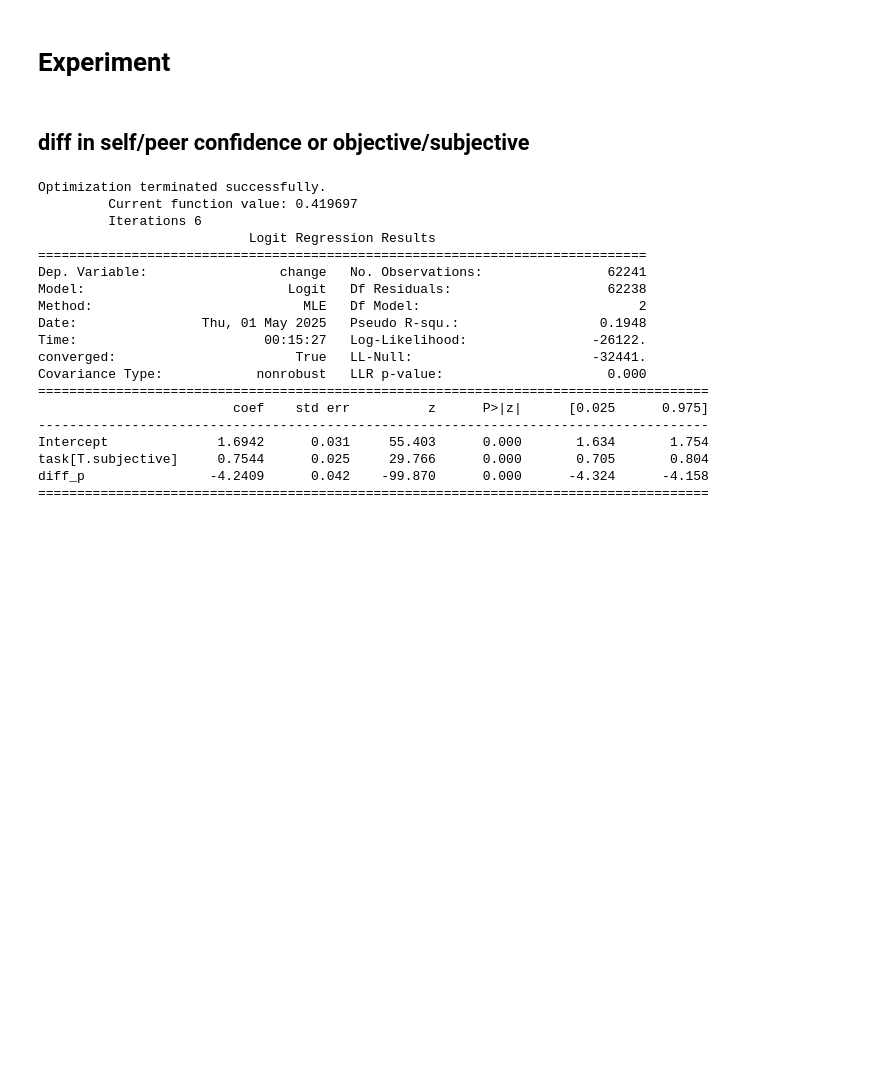
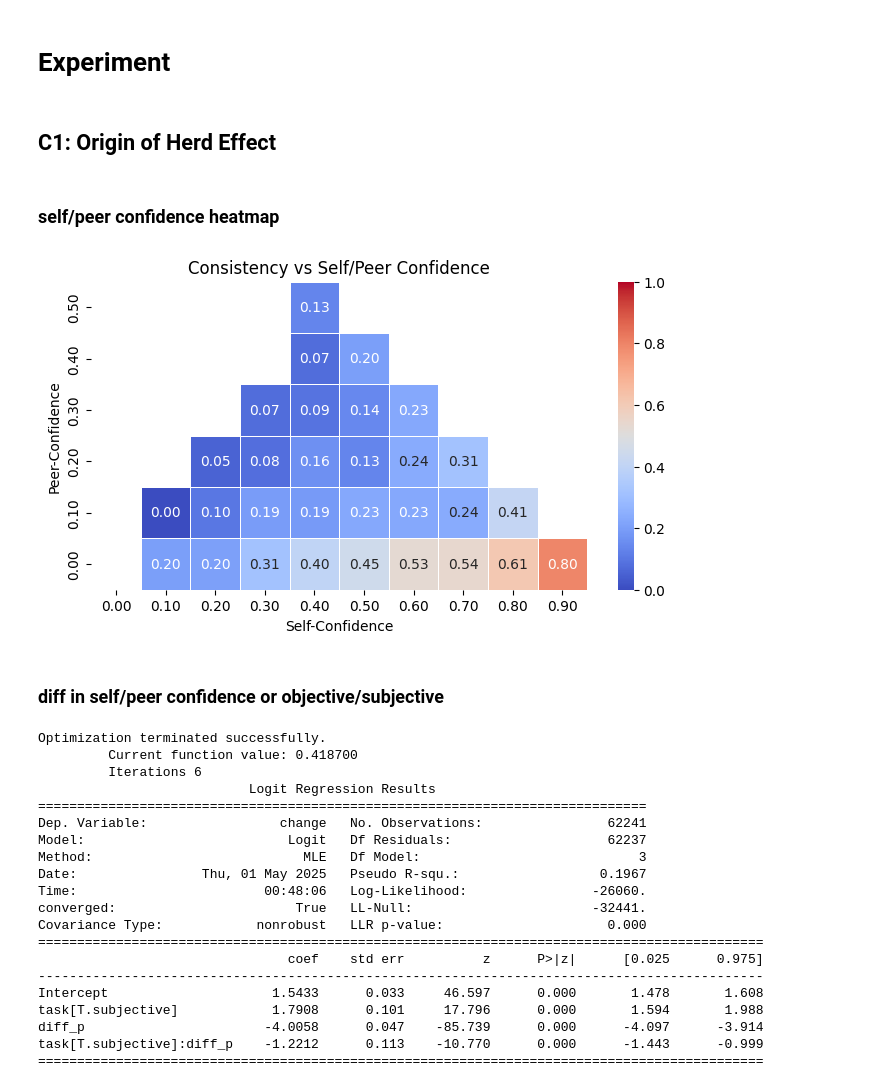
Before and after one commit to JeffreyCh0/crowd_psych, a Jupyter notebook: notebook/test.ipynb, the cells around one changed output. Cells and saved outputs as stored; diff of their text form; code cells hidden in the pictures; blank space fills up the shorter version.

```diff
--- a/notebook/test.ipynb
+++ b/notebook/test.ipynb
@@ -699,3 +643,5 @@ for disagree_type in type_names:
         pickle.dump(results, f)
 # %% [markdown]
 # Experiment
+# %% [markdown]
+## C1: Origin of Herd Effect
@@ -702,2 +662,50 @@ for disagree_type in type_names:
+# %% [markdown]
+### self/peer confidence heatmap
+# %%
+# Extract accuracy and confidence
+# accuracy = np.array([r['r'] == r['answer'] for r in results])
+consistency = np.array([r['r'] == r['r^org'] for r in results])
+self_conf = np.array([r['p_r^org'] for r in results])
+other_conf = np.array([r['p_r_j'] for r in results])
+
+# Bin confidence scores into 10 bins from 0 to 1
+bins = np.linspace(0, 1, 11)
+row_bin_indices = np.digitize(other_conf, bins) - 1  # Adjust bin index to start at 0
+col_bin_indices = np.digitize(self_conf, bins) - 1
+
+heatmap_matrix = np.zeros((10, 10))
+for i in range(10):
+    for j in range(10):
+        indices = (row_bin_indices == i) & (col_bin_indices == j)
+        if np.any(indices):
+            avg_acc = consistency[indices].mean()
+        else:
+            avg_acc = np.nan
+        heatmap_matrix[i, j] = avg_acc
+
+row_labels = ['{:.2f}'.format(i/10) for i in range(10)]
+col_labels = ['{:.2f}'.format(i/10) for i in range(10)]
+x_label = 'Self-Confidence'
+y_label = 'Peer-Confidence'
+title = 'Consistency vs Self/Peer Confidence'
+vlimit = (0, 1)
+df = pd.DataFrame(heatmap_matrix, index=row_labels, columns=col_labels)
+df = df.iloc[::-1]
+df = df.dropna(how='all')
+
+plt.figure(figsize=(8, 4))
+
+if vlimit:
+    vmin, vmax = vlimit
+    sns.heatmap(df, annot=True, cmap="coolwarm", fmt=".2f", linewidths=0.5, vmin=vmin, vmax=vmax)
+else:
+    sns.heatmap(df, annot=True, cmap="coolwarm", fmt=".2f", linewidths=0.5)
+
+plt.xlabel(x_label)
+plt.ylabel(y_label)
+plt.title(title)
+plt.show()
+# %% [output]
+[figure, added]
 # %% [markdown]
-## diff in self/peer confidence or objective/subjective
+### diff in self/peer confidence or objective/subjective
@@ -741,27 +735,28 @@ df_all['change'] = df_all['change'].astype(int)
 df_all['task'] = df_all['task'].astype('category')
 
 # Fit logistic regression model
-model = smf.logit(formula='change ~ diff_p + task', data=df_all).fit()
+model = smf.logit(formula='change ~ diff_p + task + task * diff_p', data=df_all).fit()
 
 # Show summary
 print(model.summary())
 # %% [output]
 Optimization terminated successfully.
-         Current function value: 0.419697
+         Current function value: 0.418700
          Iterations 6
                            Logit Regression Results
 ==============================================================================
 Dep. Variable:                 change   No. Observations:                62241
-Model:                          Logit   Df Residuals:                    62238
-Method:                           MLE   Df Model:                            2
-Date:                Thu, 01 May 2025   Pseudo R-squ.:                  0.1948
-Time:                        00:15:27   Log-Likelihood:                -26122.
+Model:                          Logit   Df Residuals:                    62237
+Method:                           MLE   Df Model:                            3
+Date:                Thu, 01 May 2025   Pseudo R-squ.:                  0.1967
+Time:                        00:48:06   Log-Likelihood:                -26060.
 converged:                       True   LL-Null:                       -32441.
 Covariance Type:            nonrobust   LLR p-value:                     0.000
-======================================================================================
-                         coef    std err          z      P>|z|      [0.025      0.975]
---------------------------------------------------------------------------------------
-Intercept              1.6942      0.031     55.403      0.000       1.634       1.754
-task[T.subjective]     0.7544      0.025     29.766      0.000       0.705       0.804
-diff_p                -4.2409      0.042    -99.870      0.000      -4.324      -4.158
-======================================================================================
+=============================================================================================
+                                coef    std err          z      P>|z|      [0.025      0.975]
+---------------------------------------------------------------------------------------------
+Intercept                     1.5433      0.033     46.597      0.000       1.478       1.608
+task[T.subjective]            1.7908      0.101     17.796      0.000       1.594       1.988
+diff_p                       -4.0058      0.047    -85.739      0.000      -4.097      -3.914
+task[T.subjective]:diff_p    -1.2212      0.113    -10.770      0.000      -1.443      -0.999
+=============================================================================================
```
Also changed, not shown: parts of 6 cells of this notebook.
